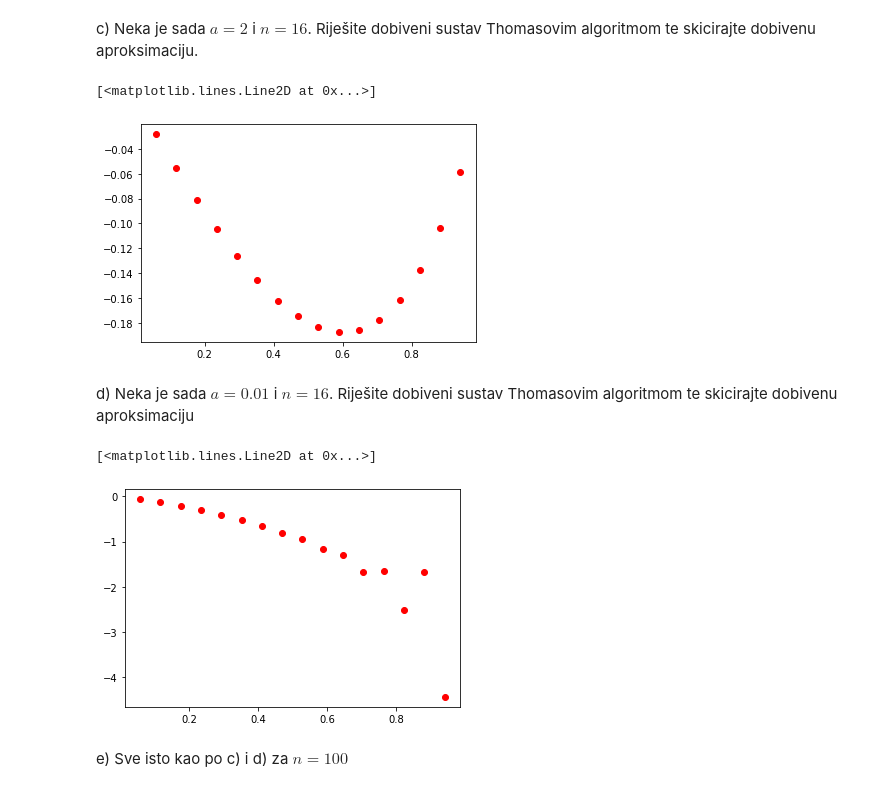
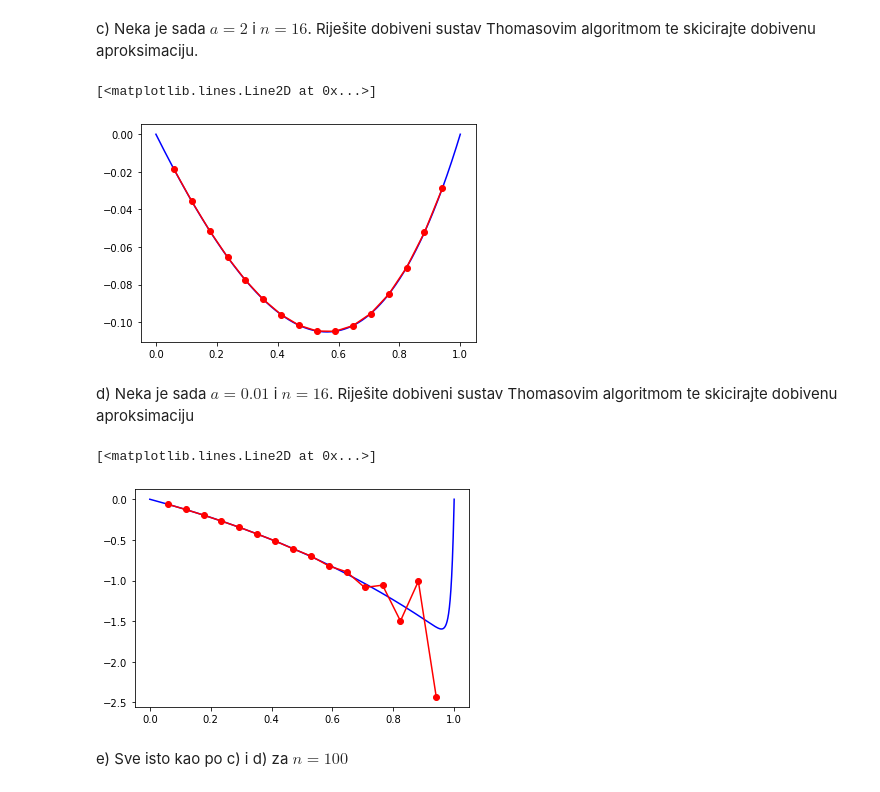
Before and after one commit to klukas17/nummat-labosi, a Jupyter notebook: lab1/lab1_priprema.ipynb, the cells around one changed output. Saved outputs shown, nothing was run; the diff lists cells and outputs as text; code cells hidden in the pictures.

```diff
--- a/lab1/lab1_priprema.ipynb
+++ b/lab1/lab1_priprema.ipynb
@@ -108,41 +108,50 @@ def LUsolvetridiagonal(a,b,c,f):
         f[k]=(f[k]-c[k]*f[k+1])/b[k]
     return f
 
 def set_abcf(x, alpha, beta, omega):
     n=len(x)-2
     h=1.0/(n+1)
-    x_ = x[1:len(x)-1]
-    fun = np.vectorize(RHS_b)
-    f=fun(x_)*2*h*h
+    f=np.ones((n))*2*h*h
     b=np.ones((n))*-4.0*omega
     a=np.ones((n-1))*(2*omega+h)
     c=np.ones((n-1))*(2*omega-h)
     for i in range(1,n+1):
         f[i-1]=f[i-1]*RHS_b(x[i])
     f[0]=f[0]+alpha
     f[n-1]=f[n-1]+ beta
     return a, b, c, f
 
 def RHS_b(x):
-    return pow(e, x)
+    return pow(np.e, x)
+
+x = np.linspace(0, 1, 10000)
+m = np.vectorize(lambda x, a: (pow(np.e, x/a) * (1 - np.e) + pow(np.e, x) * (pow(np.e, 1/a) - 1) + np.e - pow(np.e, 1/a)) / ((pow(np.e, 1/a) - 1) * (a - 1)), excluded=['a'])
+u = m(x,2)
+fig = plt.figure()
+plt.plot(x,u,'b')
 
 omega = 2
 n1=16
 n11=n1+2
 x1=np.linspace(0,1,n11)
 
 a,b,c,f=set_abcf(x1,0,0, omega)
 a,b,c=LUdecomptridiagonal(a,b,c)
 u=LUsolvetridiagonal(a,b,c,f)
 
 n=len(x1)
 plt.plot(x1[1:n-1],u, "ro")
+plt.plot(x1[1:n-1],u, "r")
 # %% [output]
 [<matplotlib.lines.Line2D at 0x...>]
-[figure, old version]
+[figure, new version]
 # %% [markdown]
 d) Neka je sada $a=0.01$ i $n=16$. Riješite dobiveni sustav Thomasovim algoritmom te skicirajte dobivenu aproksimaciju
 # %%
+u = m(x,0.01)
+fig = plt.figure()
+plt.plot(x,u,'b')
+
 omega = 0.01
 n1=16
 n11=n1+2
@@ -154,9 +163,10 @@ u=LUsolvetridiagonal(a,b,c,f)
 
 n=len(x1)
 plt.plot(x1[1:n-1],u, "ro")
+plt.plot(x1[1:n-1],u, "r")
 # %% [output]
 [<matplotlib.lines.Line2D at 0x...>]
-[figure, old version]
+[figure, new version]
 # %% [markdown]
 e)  Sve isto kao po c) i d) za $n=100$
 # %%
```
Also changed, not shown: parts of 5 cells of this notebook, 2 other files.
